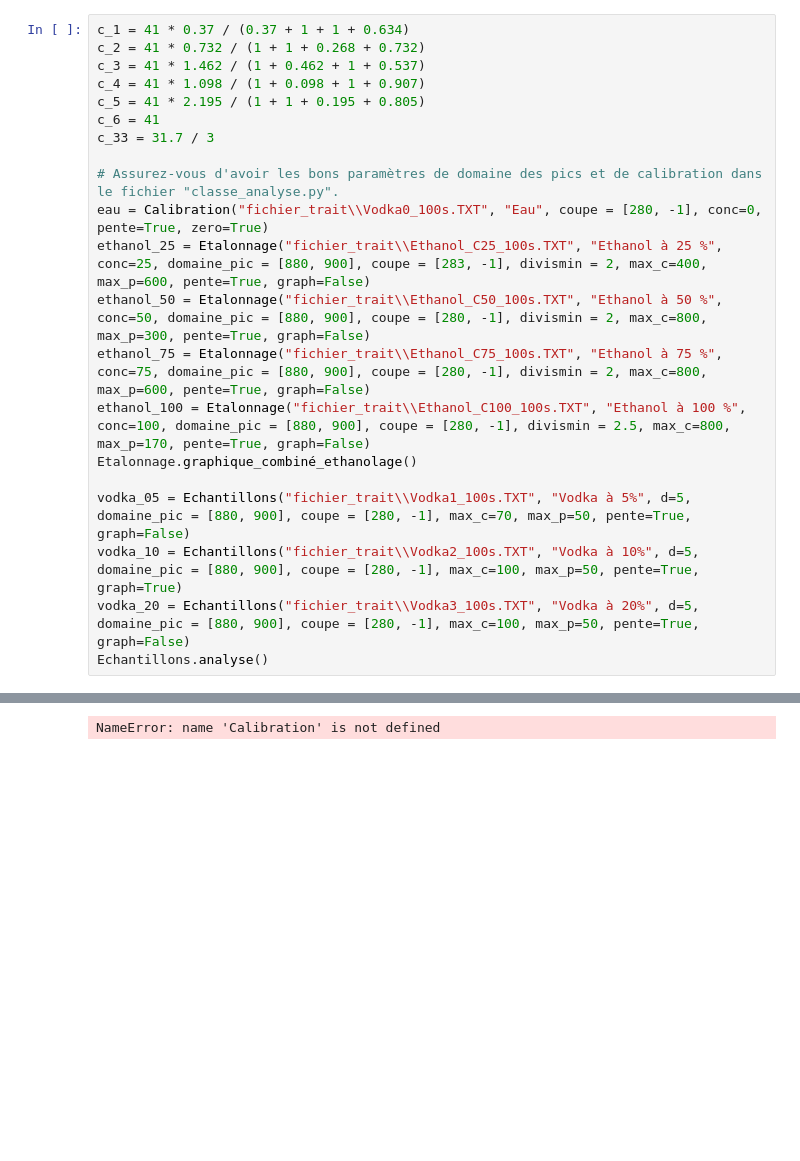
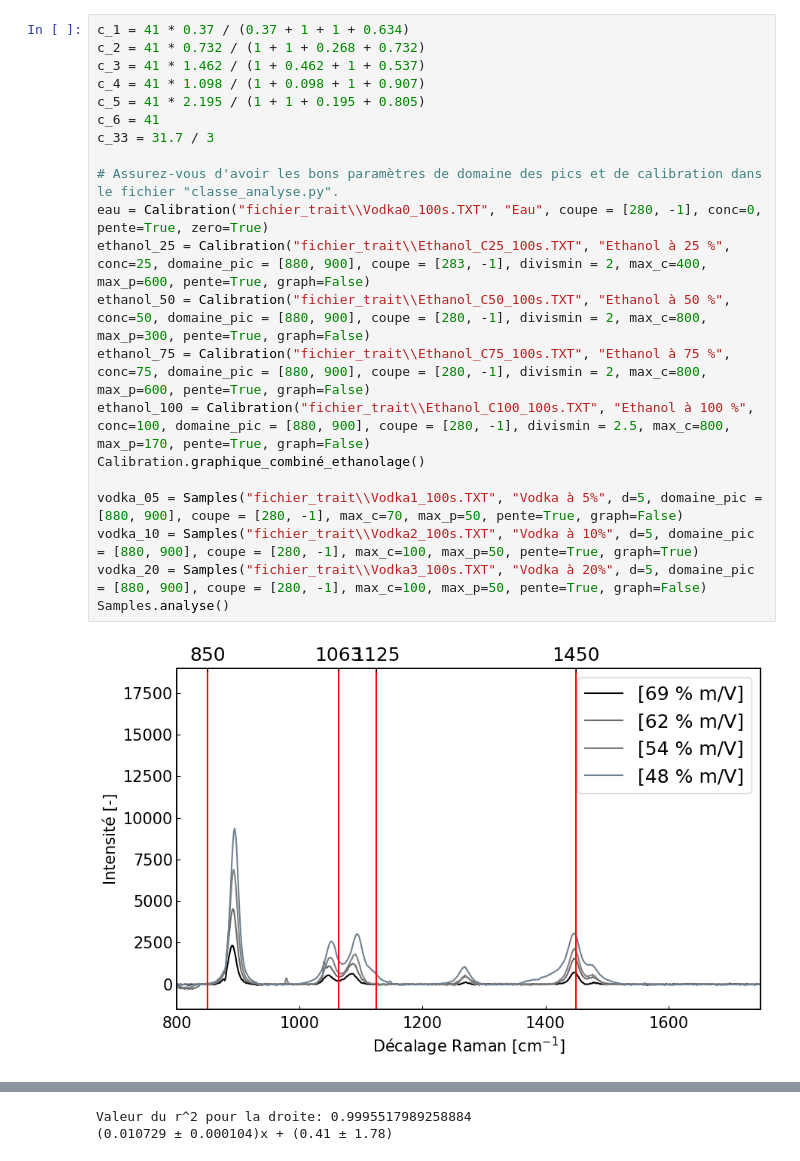
Before and after one commit to GeremyMichaud/Optique_experimentale_P2, a Jupyter notebook: analyse.ipynb, the cells around one changed output, grey strips where cells are left out. Cells and saved outputs as stored; diff of their text form; blank space fills up the shorter version.

```diff
--- a/analyse.ipynb
+++ b/analyse.ipynb
@@ -6,22 +7,23 @@
 # %%
 c_1 = 41 * 0.37 / (0.37 + 1 + 1 + 0.634)
 c_2 = 41 * 0.732 / (1 + 1 + 0.268 + 0.732)
 c_3 = 41 * 1.462 / (1 + 0.462 + 1 + 0.537)
 c_4 = 41 * 1.098 / (1 + 0.098 + 1 + 0.907)
 c_5 = 41 * 2.195 / (1 + 1 + 0.195 + 0.805)
 c_6 = 41
 c_33 = 31.7 / 3
 
 # Assurez-vous d'avoir les bons paramètres de domaine des pics et de calibration dans le fichier "classe_analyse.py".
 eau = Calibration("fichier_trait\\Vodka0_100s.TXT", "Eau", coupe = [280, -1], conc=0, pente=True, zero=True)
-ethanol_25 = Etalonnage("fichier_trait\\Ethanol_C25_100s.TXT", "Ethanol à 25 %", conc=25, domaine_pic = [880, 900], coupe = [283, -1], divismin = 2, max_c=400, max_p=600, pente=True, graph=False)
-ethanol_50 = Etalonnage("fichier_trait\\Ethanol_C50_100s.TXT", "Ethanol à 50 %", conc=50, domaine_pic = [880, 900], coupe = [280, -1], divismin = 2, max_c=800, max_p=300, pente=True, graph=False)
-ethanol_75 = Etalonnage("fichier_trait\\Ethanol_C75_100s.TXT", "Ethanol à 75 %", conc=75, domaine_pic = [880, 900], coupe = [280, -1], divismin = 2, max_c=800, max_p=600, pente=True, graph=False)
-ethanol_100 = Etalonnage("fichier_trait\\Ethanol_C100_100s.TXT", "Ethanol à 100 %", conc=100, domaine_pic = [880, 900], coupe = [280, -1], divismin = 2.5, max_c=800, max_p=170, pente=True, graph=False)
-Etalonnage.graphique_combiné_ethanolage()
+ethanol_25 = Calibration("fichier_trait\\Ethanol_C25_100s.TXT", "Ethanol à 25 %", conc=25, domaine_pic = [880, 900], coupe = [283, -1], divismin = 2, max_c=400, max_p=600, pente=True, graph=False)
+ethanol_50 = Calibration("fichier_trait\\Ethanol_C50_100s.TXT", "Ethanol à 50 %", conc=50, domaine_pic = [880, 900], coupe = [280, -1], divismin = 2, max_c=800, max_p=300, pente=True, graph=False)
+ethanol_75 = Calibration("fichier_trait\\Ethanol_C75_100s.TXT", "Ethanol à 75 %", conc=75, domaine_pic = [880, 900], coupe = [280, -1], divismin = 2, max_c=800, max_p=600, pente=True, graph=False)
+ethanol_100 = Calibration("fichier_trait\\Ethanol_C100_100s.TXT", "Ethanol à 100 %", conc=100, domaine_pic = [880, 900], coupe = [280, -1], divismin = 2.5, max_c=800, max_p=170, pente=True, graph=False)
+Calibration.graphique_combiné_ethanolage()
 
-vodka_05 = Echantillons("fichier_trait\\Vodka1_100s.TXT", "Vodka à 5%", d=5, domaine_pic = [880, 900], coupe = [280, -1], max_c=70, max_p=50, pente=True, graph=False)
-vodka_10 = Echantillons("fichier_trait\\Vodka2_100s.TXT", "Vodka à 10%", d=5, domaine_pic = [880, 900], coupe = [280, -1], max_c=100, max_p=50, pente=True, graph=True)
-vodka_20 = Echantillons("fichier_trait\\Vodka3_100s.TXT", "Vodka à 20%", d=5, domaine_pic = [880, 900], coupe = [280, -1], max_c=100, max_p=50, pente=True, graph=False)
-Echantillons.analyse()
+vodka_05 = Samples("fichier_trait\\Vodka1_100s.TXT", "Vodka à 5%", d=5, domaine_pic = [880, 900], coupe = [280, -1], max_c=70, max_p=50, pente=True, graph=False)
+vodka_10 = Samples("fichier_trait\\Vodka2_100s.TXT", "Vodka à 10%", d=5, domaine_pic = [880, 900], coupe = [280, -1], max_c=100, max_p=50, pente=True, graph=True)
+vodka_20 = Samples("fichier_trait\\Vodka3_100s.TXT", "Vodka à 20%", d=5, domaine_pic = [880, 900], coupe = [280, -1], max_c=100, max_p=50, pente=True, graph=False)
+Samples.analyse()
 # %% [output]
+[figure, added]
@@ -28 +32,2 @@ Echantillons.analyse()
-NameError: name 'Calibration' is not defined
+Valeur du r^2 pour la droite: 0.9995517989258884
+(0.010729 ± 0.000104)x + (0.41 ± 1.78)
```
Also changed, not shown: parts of 2 cells of this notebook, 2 other files.
